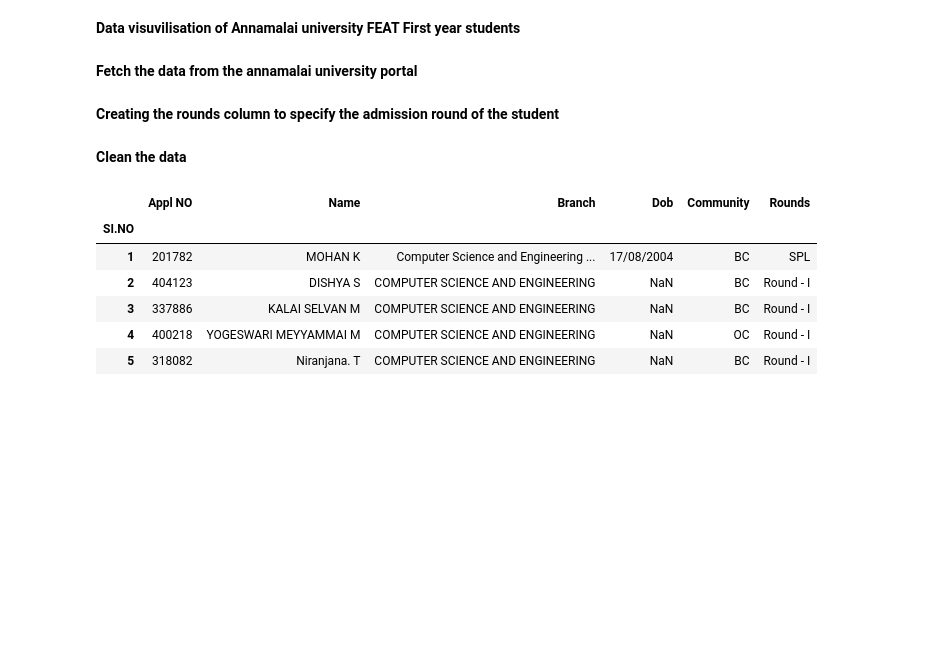
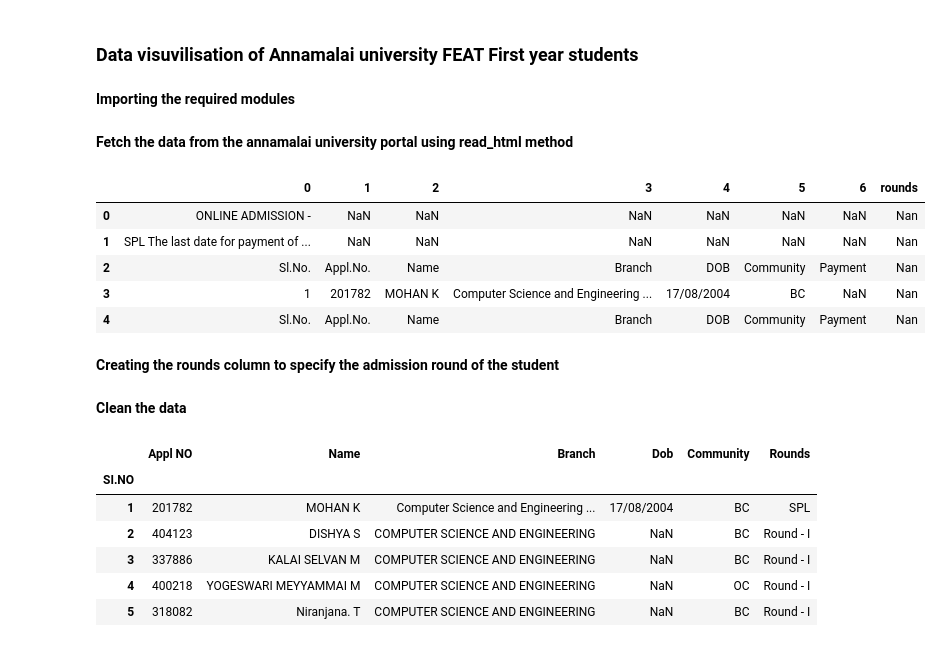
Before and after one commit to Rajadurai2/fun-programs-, a Jupyter notebook: AU.ipynb, the cells around one changed output. Cells and saved outputs as stored; diff of their text form; code cells hidden in the pictures; blank space fills up the shorter version.

```diff
--- a/AU.ipynb
+++ b/AU.ipynb
@@ -1,3 +1,5 @@
 # %% [markdown]
-<b>Data visuvilisation of Annamalai university FEAT First year students</b>
+### Data visuvilisation of Annamalai university FEAT First year students
+# %% [markdown]
+<b>Importing the required modules
 # %%
@@ -7,23 +8,29 @@ from matplotlib import pyplot as plt
 from tqdm.notebook import tqdm
 tqdm.pandas()
 # %% [markdown]
-<b>Fetch the data from the annamalai university portal</b>
+<b>Fetch the data from the annamalai university portal using read_html method</b>
 # %%
 import requests
 
 url = 'https://annamalaiuniversity.ac.in/adm/coun_admlist_be.php?admfor=910955a907e739b81ec8855763108a29'
 
 header = {
   "User-Agent": "Mozilla/5.0 (X11; Linux x86_64) AppleWebKit/537.36 (KHTML, like Gecko) Chrome/50.0.2661.75 Safari/537.36",
   "X-Requested-With": "XMLHttpRequest"
 }
 r = requests.get(url,headers=header)
-dfs = pd.read_html(r.text,match="SPL")
-#print(len(dfs))
+dfs = pd.read_html(r.text)
 df=dfs[0]
 df["rounds"]="Nan"
 display(df.head())
 df.to_csv("AUstd.csv")
+# %% [output]
+|  | 0 | 1 | 2 | 3 | 4 | 5 | 6 | rounds |
+| 0 | ONLINE ADMISSION - | NaN | NaN | NaN | NaN | NaN | NaN | Nan |
+| 1 | SPL The last date for payment of ... | NaN | NaN | NaN | NaN | NaN | NaN | Nan |
+| 2 | Sl.No. | Appl.No. | Name | Branch | DOB | Community | Payment | Nan |
+| 3 | 1 | 201782 | MOHAN K | Computer Science and Engineering ... | 17/08/2004 | BC | NaN | Nan |
+| 4 | Sl.No. | Appl.No. | Name | Branch | DOB | Community | Payment | Nan |
 # %% [markdown]
 <b>Creating the rounds column to specify the admission round of the student</b>
 # %%
```
Also changed, not shown: parts of 8 cells of this notebook.
